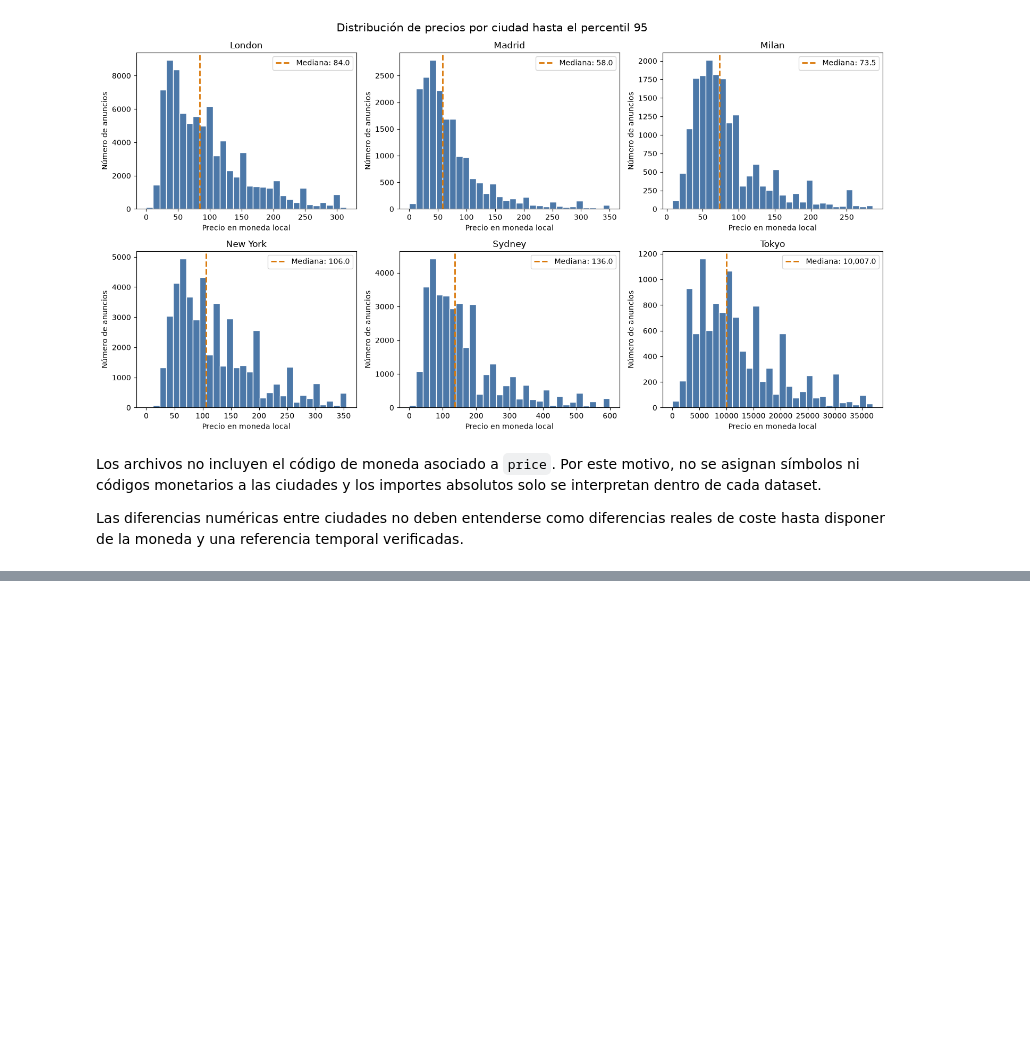
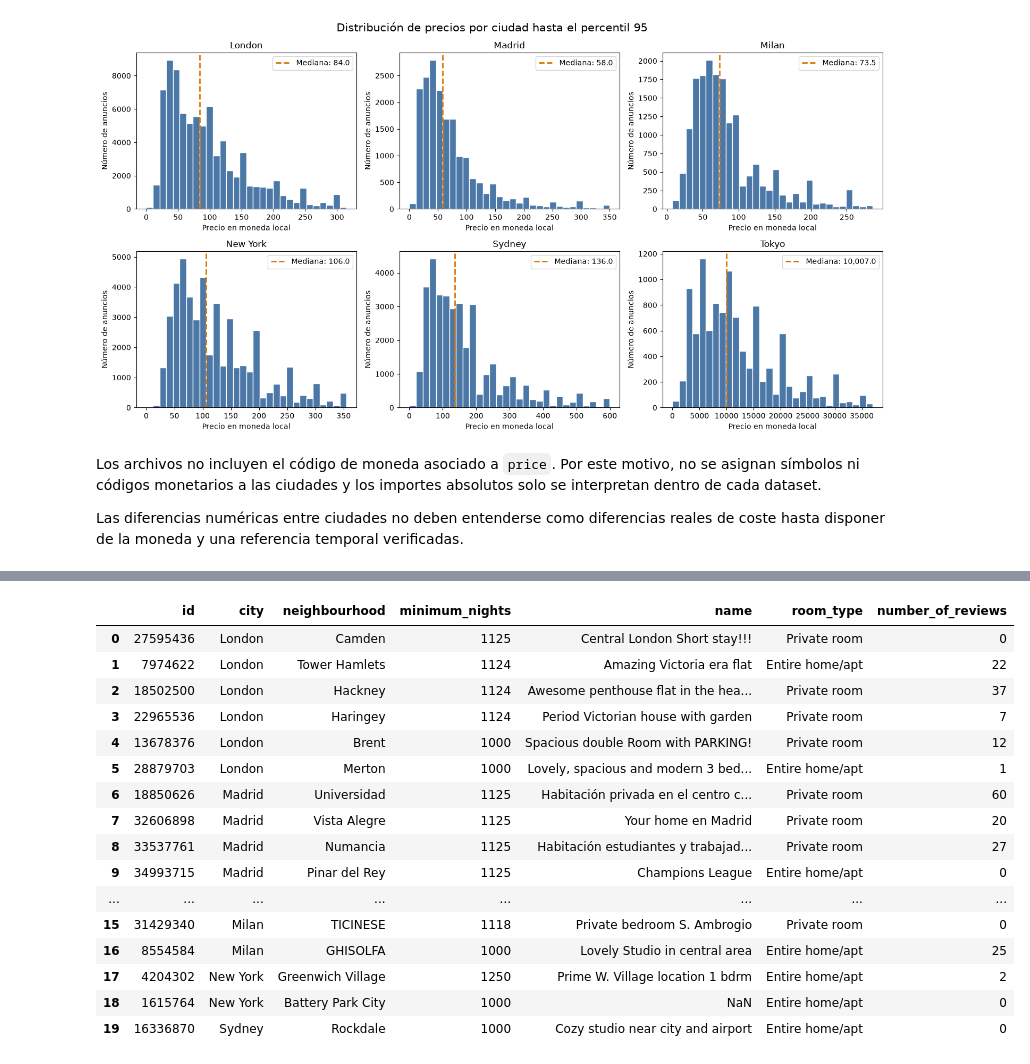
Before and after one commit to Bootcamp-IA-MAD-P7/project8-ad1, a Jupyter notebook: notebooks/03_exploratory_analysis.ipynb, the cells around one changed output, grey strips where cells are left out. Drawn from its saved outputs; the diff is of its cells as text; code cells hidden in the pictures; blank space fills up the shorter version.

```diff
--- a/notebooks/03_exploratory_analysis.ipynb
+++ b/notebooks/03_exploratory_analysis.ipynb
@@ -358,0 +546,40 @@ de coste hasta disponer de la moneda y una referencia temporal verificadas.
+# %%
+extreme_minimum_stays = (
+    analysis_data.loc[
+        analysis_data["minimum_nights"].ge(1000),
+        [
+            "id",
+            "city",
+            "neighbourhood",
+            "minimum_nights",
+            "name",
+            "room_type",
+            "number_of_reviews",
+        ],
+    ]
+    .sort_values(
+        ["city", "minimum_nights", "id"],
+        ascending=[True, False, True],
+    )
+    .reset_index(drop=True)
+)
+
+extreme_minimum_stays
+# %% [output]
+|  | id | city | neighbourhood | minimum_nights | name | room_type | number_of_reviews |
+| 0 | 27595436 | London | Camden | 1125 | Central London Short stay!!! | Private room | 0 |
+| 1 | 7974622 | London | Tower Hamlets | 1124 | Amazing Victoria era flat | Entire home/apt | 22 |
+| 2 | 18502500 | London | Hackney | 1124 | Awesome penthouse flat in the hea... | Private room | 37 |
+| 3 | 22965536 | London | Haringey | 1124 | Period Victorian house with garden | Private room | 7 |
+| 4 | 13678376 | London | Brent | 1000 | Spacious double Room with PARKING! | Private room | 12 |
+| 5 | 28879703 | London | Merton | 1000 | Lovely, spacious and modern 3 bed... | Entire home/apt | 1 |
+| 6 | 18850626 | Madrid | Universidad | 1125 | Habitación privada en el centro c... | Private room | 60 |
+| 7 | 32606898 | Madrid | Vista Alegre | 1125 | Your home en Madrid | Private room | 20 |
+| 8 | 33537761 | Madrid | Numancia | 1125 | Habitación estudiantes y trabajad... | Private room | 27 |
+| 9 | 34993715 | Madrid | Pinar del Rey | 1125 | Champions League | Entire home/apt | 0 |
+| ... | ... | ... | ... | ... | ... | ... | ... |
+| 15 | 31429340 | Milan | TICINESE | 1118 | Private bedroom S. Ambrogio | Private room | 0 |
+| 16 | 8554584 | Milan | GHISOLFA | 1000 | Lovely Studio in central area | Entire home/apt | 25 |
+| 17 | 4204302 | New York | Greenwich Village | 1250 | Prime W. Village location 1 bdrm | Entire home/apt | 2 |
+| 18 | 1615764 | New York | Battery Park City | 1000 | NaN | Entire home/apt | 0 |
+| 19 | 16336870 | Sydney | Rockdale | 1000 | Cozy studio near city and airport | Entire home/apt | 0 |
```
Also changed, not shown: parts of 15 cells of this notebook, 3 other files.
